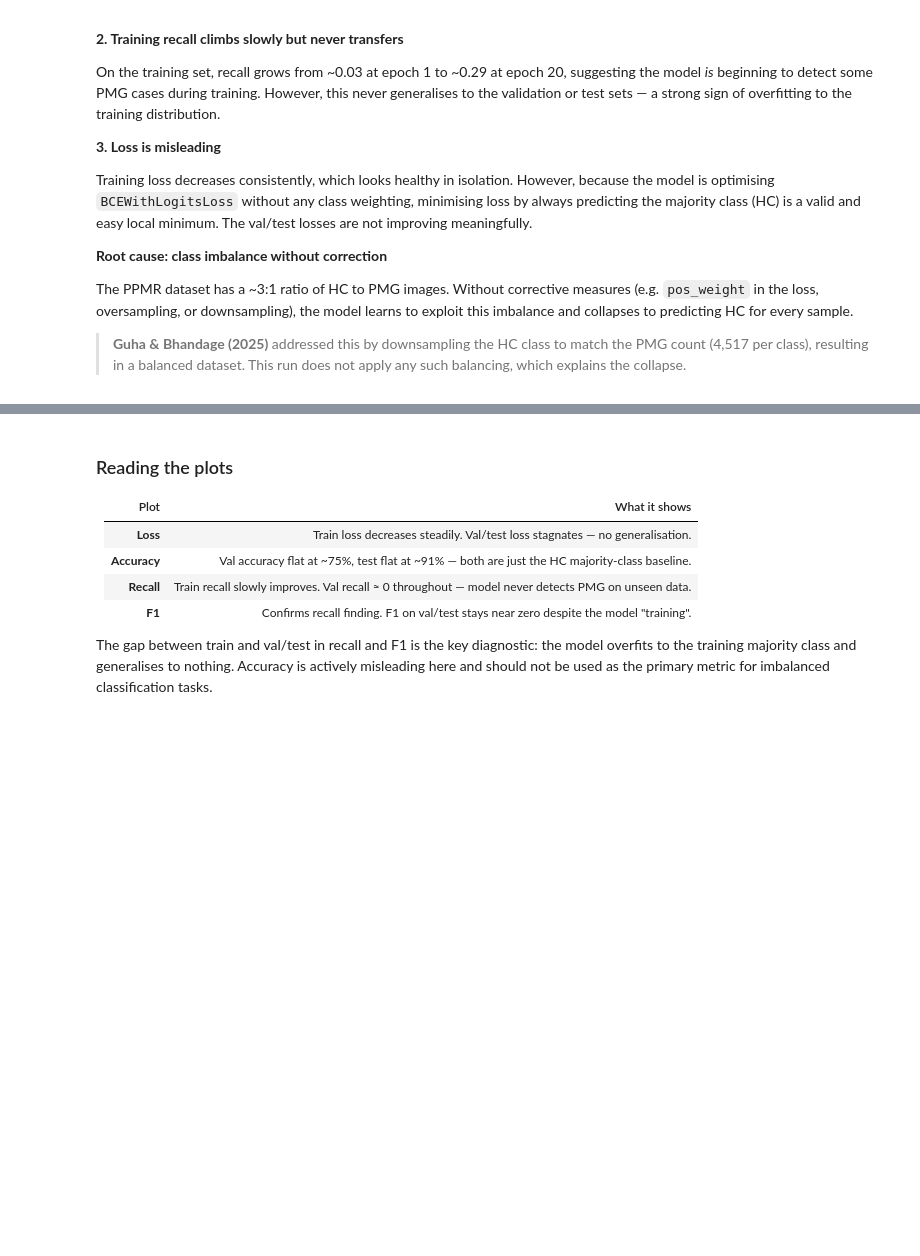
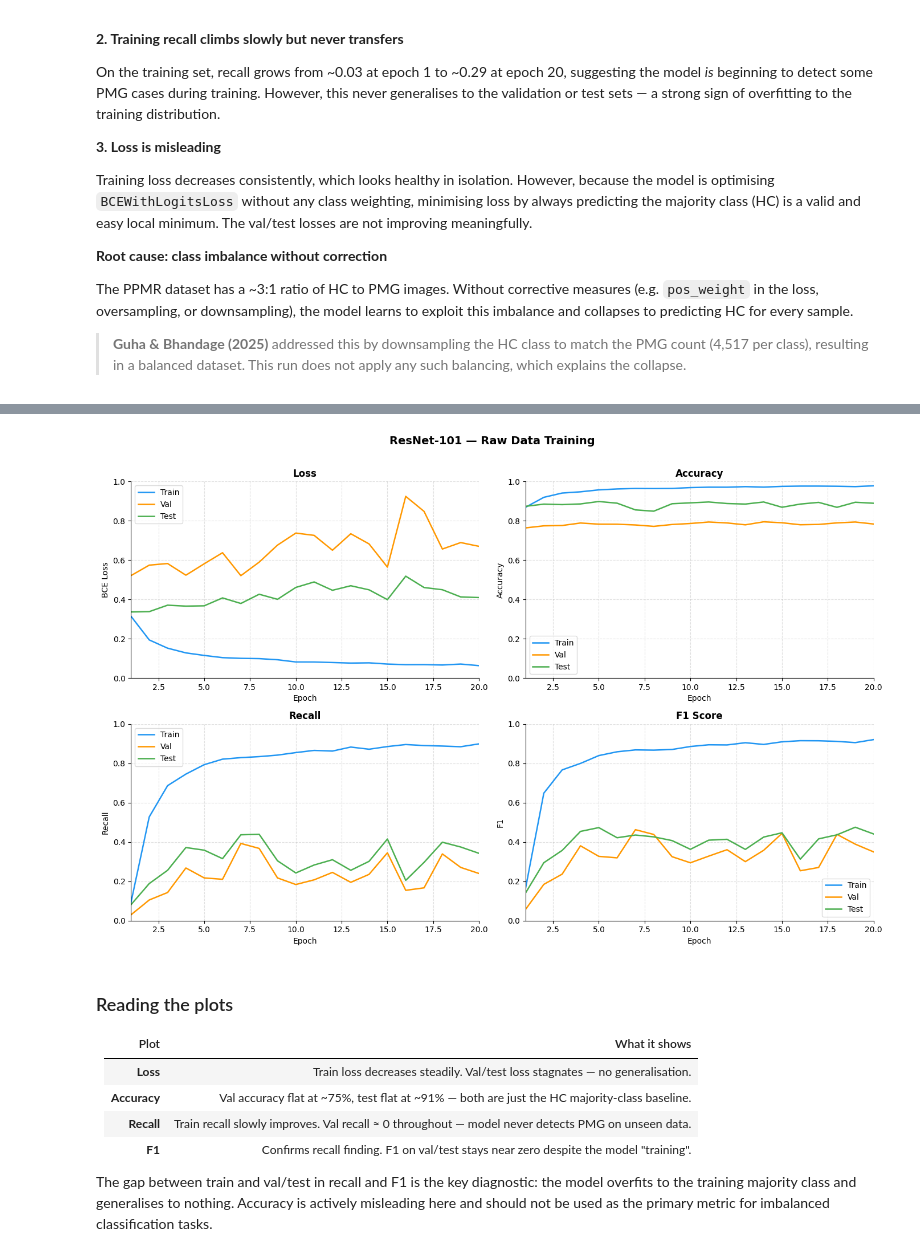
Before and after one commit to HolgeMax/PMG, a Jupyter notebook: notebooks/Metrics_exploration.ipynb, the cells around one changed output, grey strips where cells are left out. Cells and saved outputs as stored; diff of their text form; code cells hidden in the pictures; blank space fills up the shorter version.

```diff
--- a/notebooks/Metrics_exploration.ipynb
+++ b/notebooks/Metrics_exploration.ipynb
@@ -29,4 +31,5 @@ Metrics dir: /Users/holgermaxfloelyng/Desktop/BioMed/MSc_Biomed/SEM_3/specialcou
 # %%
+df_correct = pd.read_csv(CORRECT_PATH)
 df_metric = pd.read_csv(METRIC_PATH)
 print(df_metric)
 # %% [output]
@@ -103,3 +108,31 @@ plt.show()
+# %%
+COLORS = {"train": "#2196F3", "val": "#FF9800", "test": "#4CAF50"}
+
+def plot_metric(ax, df, metric, title, ylabel=None, ylim=(0, 1)):
+    ax.plot(df["epoch"], df[f"train_{metric}"], color=COLORS["train"], label="Train", linewidth=1.8)
+    ax.plot(df["epoch"], df[f"val_{metric}"],   color=COLORS["val"],   label="Val",   linewidth=1.8)
+    ax.plot(df["epoch"], df[f"test_{metric}"],  color=COLORS["test"],  label="Test",  linewidth=1.8)
+    ax.set_title(title, fontsize=12, fontweight="bold")
+    ax.set_xlabel("Epoch")
+    ax.set_ylabel(ylabel or metric.capitalize())
+    ax.set_xlim(df["epoch"].min(), df["epoch"].max())
+    ax.set_ylim(ylim)
+    ax.legend(framealpha=0.7)
+    ax.grid(True, linestyle="--", alpha=0.4)
+    ax.spines[["top", "right"]].set_visible(False)
+
+fig, axes = plt.subplots(2, 2, figsize=(14, 9))
+fig.suptitle("ResNet-101 — Raw Data Training", fontsize=14, fontweight="bold", y=1.01)
+
+plot_metric(axes[0, 0], df_correct, "loss",    "Loss",     "BCE Loss", ylim=(0, 1))
+plot_metric(axes[0, 1], df_correct, "acc",     "Accuracy", "Accuracy")
+plot_metric(axes[1, 0], df_correct, "recall",  "Recall",   "Recall")
+plot_metric(axes[1, 1], df_correct, "f1",      "F1 Score", "F1")
+
+plt.tight_layout()
+plt.show()
+# %% [output]
+[figure, added]
 # %% [markdown]
 ### Reading the plots
 
```
Also changed, not shown: parts of 3 cells of this notebook, 4 other files.
